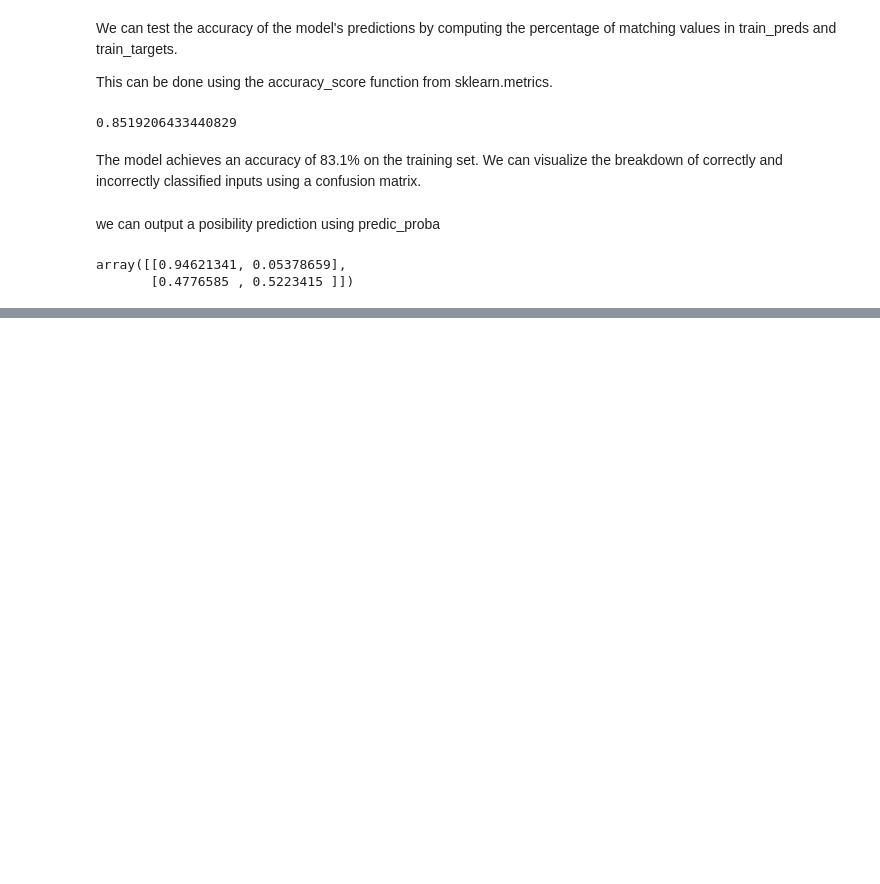
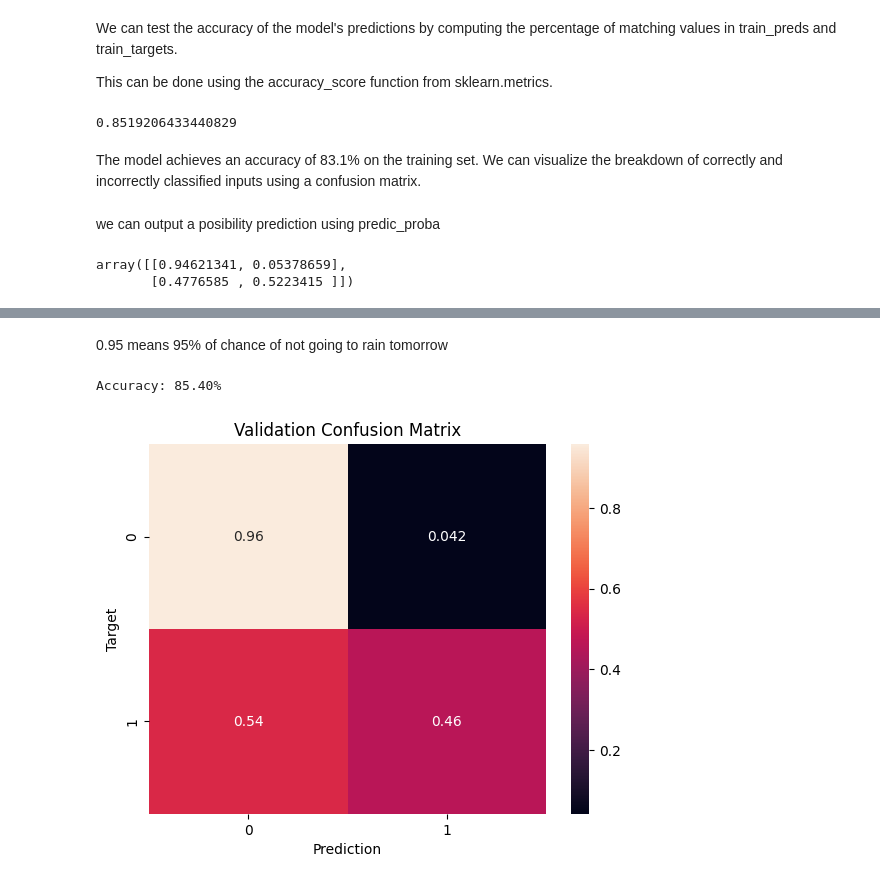
Before and after one commit to toRK25/Logistic-regression, a Jupyter notebook: pakoda.ipynb, the cells around one changed output, grey strips where cells are left out. Drawn from its saved outputs; the diff is of its cells as text; code cells hidden in the pictures; blank space fills up the shorter version.

```diff
--- a/pakoda.ipynb
+++ b/pakoda.ipynb
@@ -420,0 +426,7 @@ def predict_and_plot(inputs, targets, name=''):
+# %% [markdown]
+0.95 means 95% of chance of not going to rain tomorrow
+# %%
+val_pred = predict_and_plot(x_val, val_outputs, 'Validation')
+# %% [output]
+Accuracy: 85.40%
+[figure, added]
```
Also changed, not shown: parts of 2 cells of this notebook.
